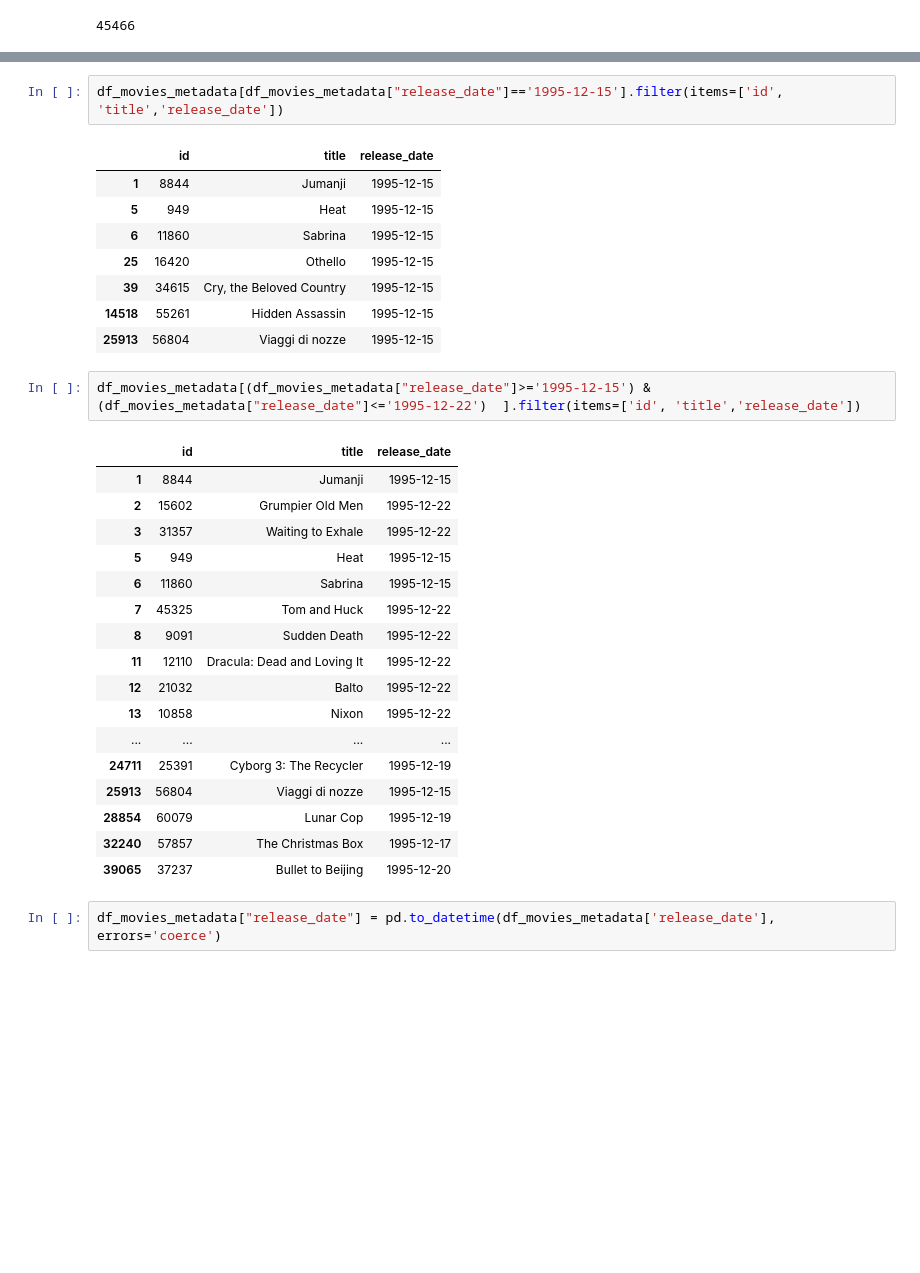
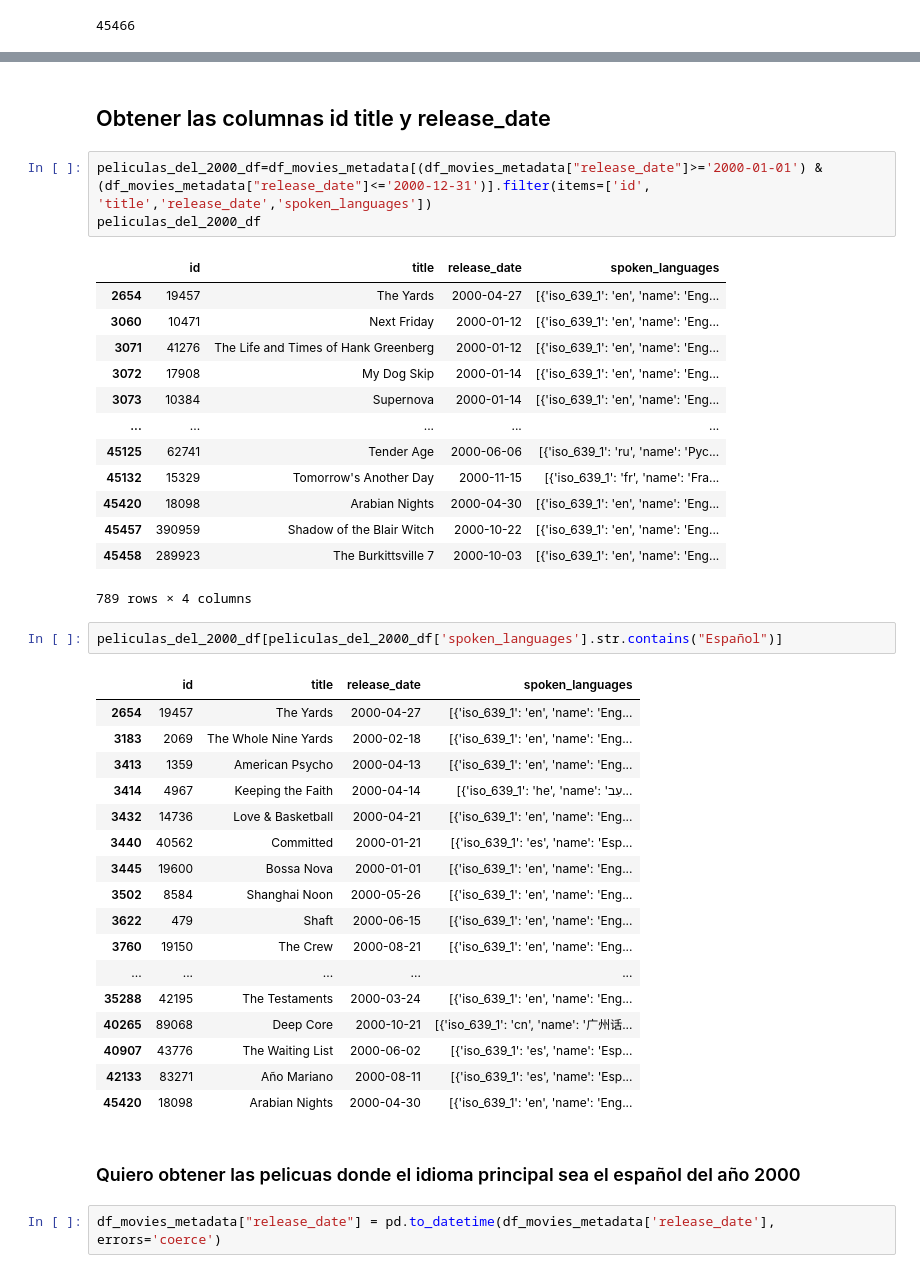
Before and after one commit to tabscoob/tabscoob-DE-101, a Jupyter notebook: src/notebooks/02_basic_pandas.ipynb, the cells around one changed output, grey strips where cells are left out. Cells and saved outputs as stored; diff of their text form; blank space fills up the shorter version.

```diff
--- a/src/notebooks/02_basic_pandas.ipynb
+++ b/src/notebooks/02_basic_pandas.ipynb
@@ -30,34 +70,44 @@ df_movies_metadata.shape[0]
+# %% [markdown]
+## Obtener las columnas id title y release_date
 # %%
-df_movies_metadata[df_movies_metadata["release_date"]=='1995-12-15'].filter(items=['id', 'title','release_date'])
+peliculas_del_2000_df=df_movies_metadata[(df_movies_metadata["release_date"]>='2000-01-01') & (df_movies_metadata["release_date"]<='2000-12-31')].filter(items=['id', 'title','release_date','spoken_languages'])
+peliculas_del_2000_df
 # %% [output]
-|  | id | title | release_date |
-| 1 | 8844 | Jumanji | 1995-12-15 |
-| 5 | 949 | Heat | 1995-12-15 |
-| 6 | 11860 | Sabrina | 1995-12-15 |
-| 25 | 16420 | Othello | 1995-12-15 |
-| 39 | 34615 | Cry, the Beloved Country | 1995-12-15 |
-| 14518 | 55261 | Hidden Assassin | 1995-12-15 |
-| 25913 | 56804 | Viaggi di nozze | 1995-12-15 |
+|  | id | title | release_date | spoken_languages |
+| 2654 | 19457 | The Yards | 2000-04-27 | [{'iso_639_1': 'en', 'name': 'Eng... |
+| 3060 | 10471 | Next Friday | 2000-01-12 | [{'iso_639_1': 'en', 'name': 'Eng... |
+| 3071 | 41276 | The Life and Times of Hank Greenberg | 2000-01-12 | [{'iso_639_1': 'en', 'name': 'Eng... |
+| 3072 | 17908 | My Dog Skip | 2000-01-14 | [{'iso_639_1': 'en', 'name': 'Eng... |
+| 3073 | 10384 | Supernova | 2000-01-14 | [{'iso_639_1': 'en', 'name': 'Eng... |
+| ... | ... | ... | ... | ... |
+| 45125 | 62741 | Tender Age | 2000-06-06 | [{'iso_639_1': 'ru', 'name': 'Pус... |
+| 45132 | 15329 | Tomorrow's Another Day | 2000-11-15 | [{'iso_639_1': 'fr', 'name': 'Fra... |
+| 45420 | 18098 | Arabian Nights | 2000-04-30 | [{'iso_639_1': 'en', 'name': 'Eng... |
+| 45457 | 390959 | Shadow of the Blair Witch | 2000-10-22 | [{'iso_639_1': 'en', 'name': 'Eng... |
+| 45458 | 289923 | The Burkittsville 7 | 2000-10-03 | [{'iso_639_1': 'en', 'name': 'Eng... |
+789 rows × 4 columns
-# %%
-df_movies_metadata[(df_movies_metadata["release_date"]>='1995-12-15') & (df_movies_metadata["release_date"]<='1995-12-22')  ].filter(items=['id', 'title','release_date'])
-# %% [output]
-|  | id | title | release_date |
-| 1 | 8844 | Jumanji | 1995-12-15 |
-| 2 | 15602 | Grumpier Old Men | 1995-12-22 |
-| 3 | 31357 | Waiting to Exhale | 1995-12-22 |
-| 5 | 949 | Heat | 1995-12-15 |
-| 6 | 11860 | Sabrina | 1995-12-15 |
-| 7 | 45325 | Tom and Huck | 1995-12-22 |
-| 8 | 9091 | Sudden Death | 1995-12-22 |
-| 11 | 12110 | Dracula: Dead and Loving It | 1995-12-22 |
-| 12 | 21032 | Balto | 1995-12-22 |
-| 13 | 10858 | Nixon | 1995-12-22 |
-| ... | ... | ... | ... |
-| 24711 | 25391 | Cyborg 3: The Recycler | 1995-12-19 |
-| 25913 | 56804 | Viaggi di nozze | 1995-12-15 |
-| 28854 | 60079 | Lunar Cop | 1995-12-19 |
-| 32240 | 57857 | The Christmas Box | 1995-12-17 |
-| 39065 | 37237 | Bullet to Beijing | 1995-12-20 |
+# %%
+peliculas_del_2000_df[peliculas_del_2000_df['spoken_languages'].str.contains("Español")]
+# %% [output]
+|  | id | title | release_date | spoken_languages |
+| 2654 | 19457 | The Yards | 2000-04-27 | [{'iso_639_1': 'en', 'name': 'Eng... |
+| 3183 | 2069 | The Whole Nine Yards | 2000-02-18 | [{'iso_639_1': 'en', 'name': 'Eng... |
+| 3413 | 1359 | American Psycho | 2000-04-13 | [{'iso_639_1': 'en', 'name': 'Eng... |
+| 3414 | 4967 | Keeping the Faith | 2000-04-14 | [{'iso_639_1': 'he', 'name': 'עִב... |
+| 3432 | 14736 | Love & Basketball | 2000-04-21 | [{'iso_639_1': 'en', 'name': 'Eng... |
+| 3440 | 40562 | Committed | 2000-01-21 | [{'iso_639_1': 'es', 'name': 'Esp... |
+| 3445 | 19600 | Bossa Nova | 2000-01-01 | [{'iso_639_1': 'en', 'name': 'Eng... |
+| 3502 | 8584 | Shanghai Noon | 2000-05-26 | [{'iso_639_1': 'en', 'name': 'Eng... |
+| 3622 | 479 | Shaft | 2000-06-15 | [{'iso_639_1': 'en', 'name': 'Eng... |
+| 3760 | 19150 | The Crew | 2000-08-21 | [{'iso_639_1': 'en', 'name': 'Eng... |
+| ... | ... | ... | ... | ... |
+| 35288 | 42195 | The Testaments | 2000-03-24 | [{'iso_639_1': 'en', 'name': 'Eng... |
+| 40265 | 89068 | Deep Core | 2000-10-21 | [{'iso_639_1': 'cn', 'name': '广州话... |
+| 40907 | 43776 | The Waiting List | 2000-06-02 | [{'iso_639_1': 'es', 'name': 'Esp... |
+| 42133 | 83271 | Año Mariano | 2000-08-11 | [{'iso_639_1': 'es', 'name': 'Esp... |
+| 45420 | 18098 | Arabian Nights | 2000-04-30 | [{'iso_639_1': 'en', 'name': 'Eng... |
+# %% [markdown]
+### Quiero obtener las pelicuas donde el idioma principal sea el español del año 2000
 # %%
 df_movies_metadata["release_date"] = pd.to_datetime(df_movies_metadata['release_date'],  errors='coerce')
 # %%
```
Also changed, not shown: parts of 12 cells of this notebook, 1 other file.
